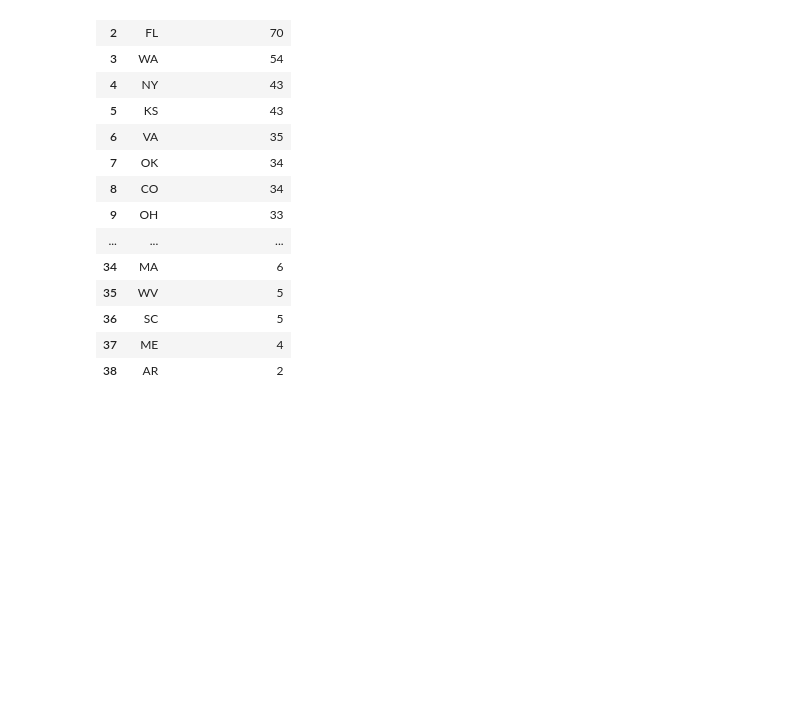
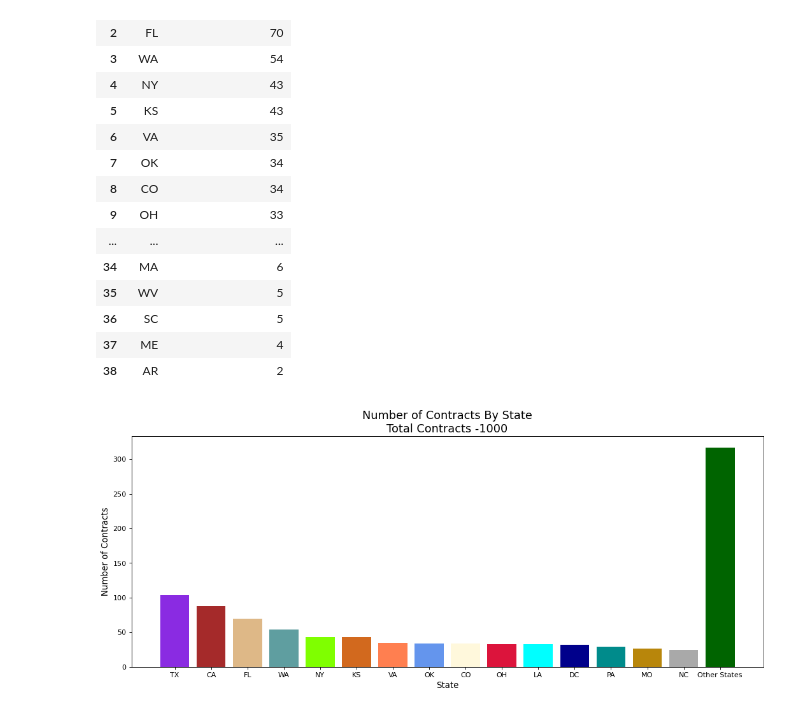
Before and after one commit to omd1005/consulting_analysis_vIsuals, a Jupyter notebook: Final.ipynb, the cells around one changed output. Drawn from its saved outputs; the diff is of its cells as text; code cells hidden in the pictures; blank space fills up the shorter version.

```diff
--- a/Final.ipynb
+++ b/Final.ipynb
@@ -67,16 +67,20 @@ state_contracts
 # %%
 
 def visualise_all_states(N = 15):
     # we will analyse top 15 states and all other will be clubbed under 'Other States' label
     top_state_contracts = state_contracts[:N]
     top_state_contracts = top_state_contracts.append({'State':'Other States', 'Number of Contracts':sum(state_contracts['Number of Contracts'][N:])}, ignore_index = True)
     # bar plot - visualize top states
     bar_cols = [x for x,y in pltc.cnames.items()][10:10+len(top_state_contracts)]
     plt.figure(figsize=(16, 6), dpi=80)
     plt.bar(top_state_contracts['State'],top_state_contracts['Number of Contracts'], color = bar_cols)
     plt.title('Number of Contracts By State\nTotal Contracts -'+str(sum(top_state_contracts['Number of Contracts'])), fontsize=16)
     plt.xlabel('State', fontsize=12)
     plt.ylabel('Number of Contracts', fontsize=12)
     if N > 15:
         plt.xticks(rotation='vertical')
     plt.show();
+
+visualise_all_states(N=15)
+# %% [output]
+[figure, added]
```
Also changed, not shown: parts of 2 cells of this notebook.
